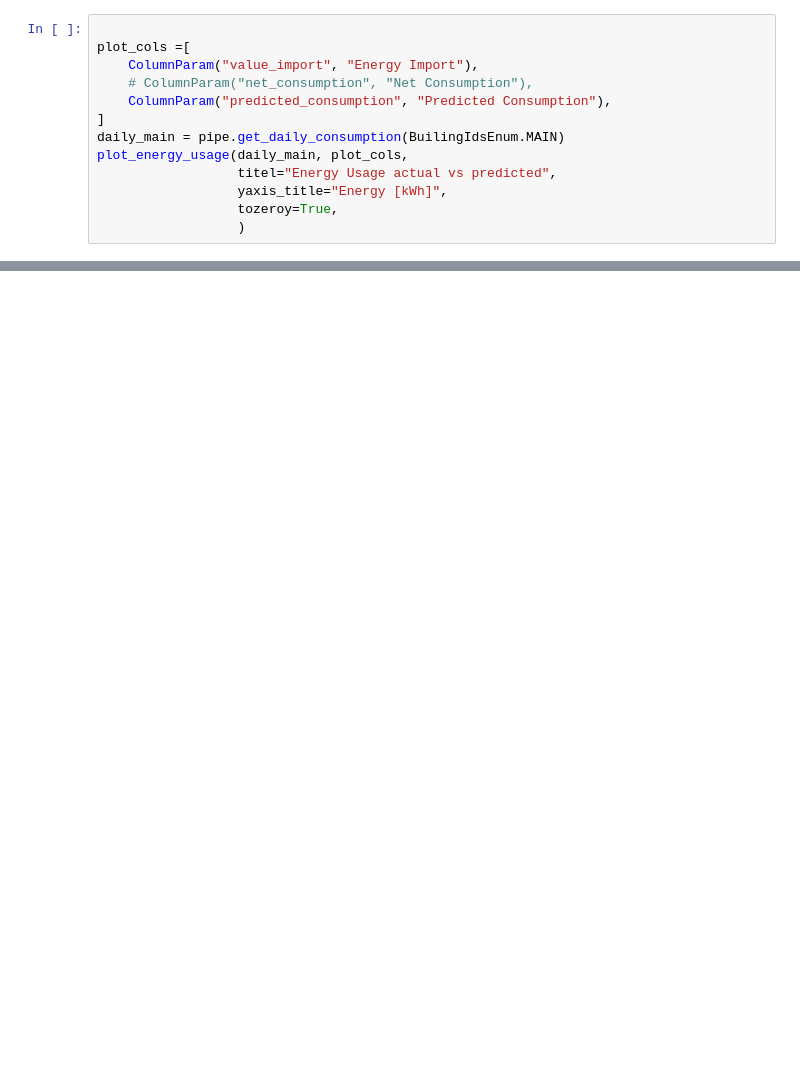
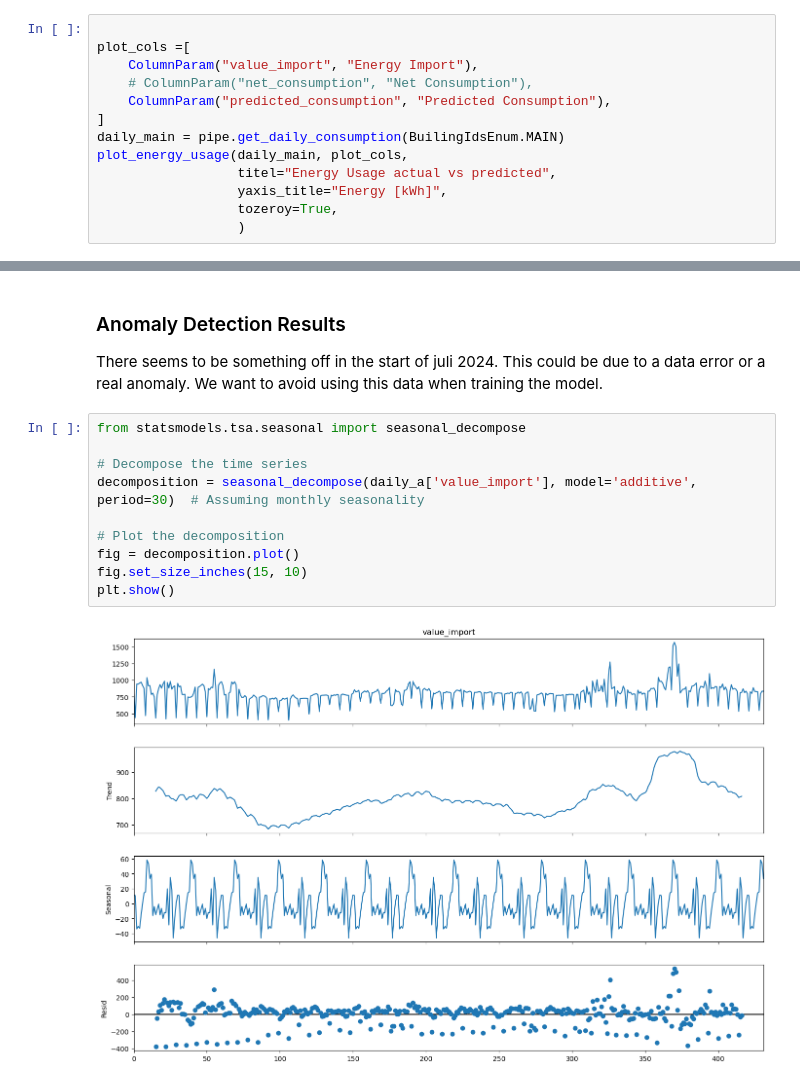
Before and after one commit to MatsNissen-Lie/SolarEnergyImpact, a Jupyter notebook: src/analysis.ipynb, the cells around one changed output, grey strips where cells are left out. Cells and saved outputs as stored; diff of their text form; blank space fills up the shorter version.

```diff
--- a/src/analysis.ipynb
+++ b/src/analysis.ipynb
@@ -88,0 +250,15 @@ plot_energy_usage(daily_a, plot_cols,
+# %% [markdown]
+### Anomaly Detection Results
+There seems to be something off in the start of juli 2024. This could be due to a data error or a real anomaly. We want to avoid using this data when training the model.
+# %%
+from statsmodels.tsa.seasonal import seasonal_decompose
+
+# Decompose the time series
+decomposition = seasonal_decompose(daily_a['value_import'], model='additive', period=30)  # Assuming monthly seasonality
+
+# Plot the decomposition
+fig = decomposition.plot()
+fig.set_size_inches(15, 10)
+plt.show()
+# %% [output]
+[figure, added]
```
Also changed, not shown: parts of 22 cells of this notebook, 5 other files.
